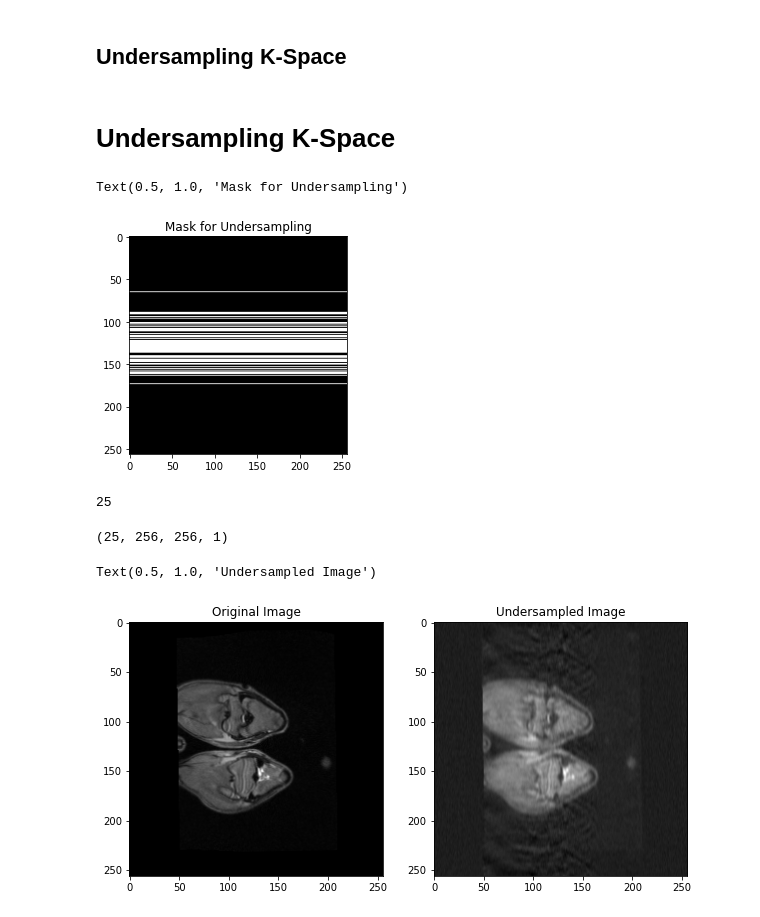
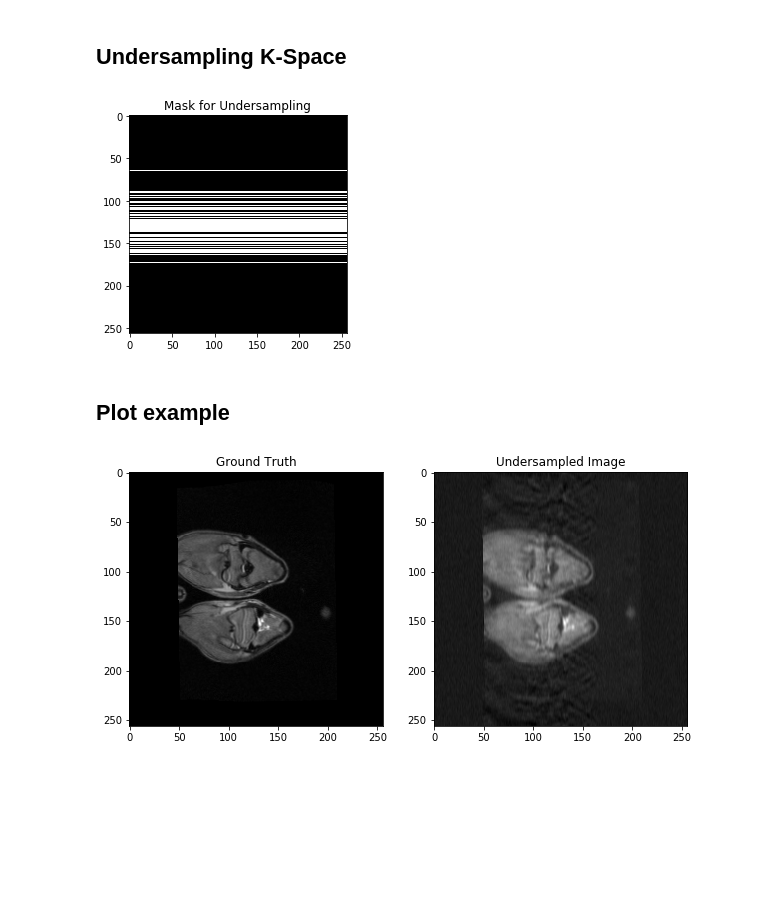
Before and after one commit to amanichopra/Deep-Learning-MRI-Reconstruction, a Jupyter notebook: Preprocess.ipynb, the cells around one changed output. Cells and saved outputs as stored; diff of their text form; code cells hidden in the pictures; blank space fills up the shorter version.

```diff
--- a/Preprocess.ipynb
+++ b/Preprocess.ipynb
@@ -26,28 +25,30 @@ def load_miccai(path, num_files_to_load=float('inf'), n_zero_ratio = 0.1, max_nu
                     data.append(img[:, :, slc, vol].reshape(img.shape[0], img.shape[1], 1))
     return np.array(data)
 # %%
-nii_path = './Data/canine-legs/training-images/'
-imgs = load_miccai(nii_path, num_files_to_load=1, max_num_slices=25, max_num_volumes=1)
+load_dotenv()
+miccai_path = os.getenv('MICCAI_DATA')
+train_path = f"{miccai_path}/training-images/"
+test_path = f"{miccai_path}/testing-images/"
 
-with open(os.path.join('./', 'training.pickle'), 'wb') as f:
-    pickle.dump(imgs, f, protocol=4)
+train_imgs = load_miccai(train_path, num_files_to_load=1, max_num_slices=25, max_num_volumes=1)
+test_imgs = load_miccai(test_path, num_files_to_load=1, max_num_slices=25, max_num_volumes=1)
+
+with open(os.path.join('./preprocessed_data/', 'training.pickle'), 'wb') as f:
+    pickle.dump(train_imgs, f, protocol=4)
+
+with open(os.path.join('./preprocessed_data/', 'testing.pickle'), 'wb') as f:
+    pickle.dump(test_imgs, f, protocol=4)
 # %% [markdown]
 ## Undersampling K-Space
-# %% [markdown]
-# Undersampling K-Space
 # %%
-import pickle
-import matplotlib.pyplot as plt
-from sklearn.model_selection import train_test_split
-
 with open('./masks/mask_1dg_a5.pickle', 'rb') as f:
     mask = pickle.load(f)
 
 plt.imshow(mask, cmap='gray')
 plt.title('Mask for Undersampling')
+plt.show()
 # %% [output]
-Text(0.5, 1.0, 'Mask for Undersampling')
-[figure, old version]
+[figure, new version]
 # %%
 def unsample_data(data, mask, accelaration_factor=5):
     uns_data = []
@@ -81,11 +82,4 @@ def unsample_data_add_noise(data, mask, noise_ratio, accelaration_factor=5):
         uns_data.append(zro_image)
 
     return np.array(uns_data)
-# %%
-train_path = './training.pickle'
-trf = open(train_path, 'rb')
-train_data = pickle.load(trf)
-print(len(train_data))
-# %% [output]
-25
 # %%
@@ -106,13 +100,23 @@ with open(os.path.join('./', 'training_usamp.pickle'), 'wb') as f:
-# %%
-uns_imgs_final.shape
-# %% [output]
-(25, 256, 256, 1)
+# %%
+train_data = pickle.load(open('./preprocessed_data/training.pickle', 'rb'))
+test_data = pickle.load(open('./preprocessed_data/testing.pickle', 'rb'))
+
+uns_train = get_uns_imgs(train_data)
+uns_test = get_uns_imgs(test_data)
+
+with open(os.path.join('./preprocessed_data/', 'training_usamp.pickle'), 'wb') as f:
+    pickle.dump(uns_train, f, protocol=4)
+
+with open(os.path.join('./preprocessed_data/', 'testing_usamp.pickle'), 'wb') as f:
+    pickle.dump(uns_test, f, protocol=4)
+# %% [markdown]
+## Plot example
 # %%
 fig, ax = plt.subplots(1, 2, figsize=(10, 5))
 ax[0].imshow(np.squeeze(train_data[20]), cmap='gray')
-ax[0].set_title('Original Image')
+ax[0].set_title('Ground Truth')
 ax[1].imshow(np.squeeze(uns_imgs_final[20].real), cmap='gray')
 ax[1].set_title('Undersampled Image')
+plt.show()
 # %% [output]
-Text(0.5, 1.0, 'Undersampled Image')
-[figure, old version]
+[figure, new version]
```
Also changed, not shown: parts of 3 cells of this notebook, 3 other files.
